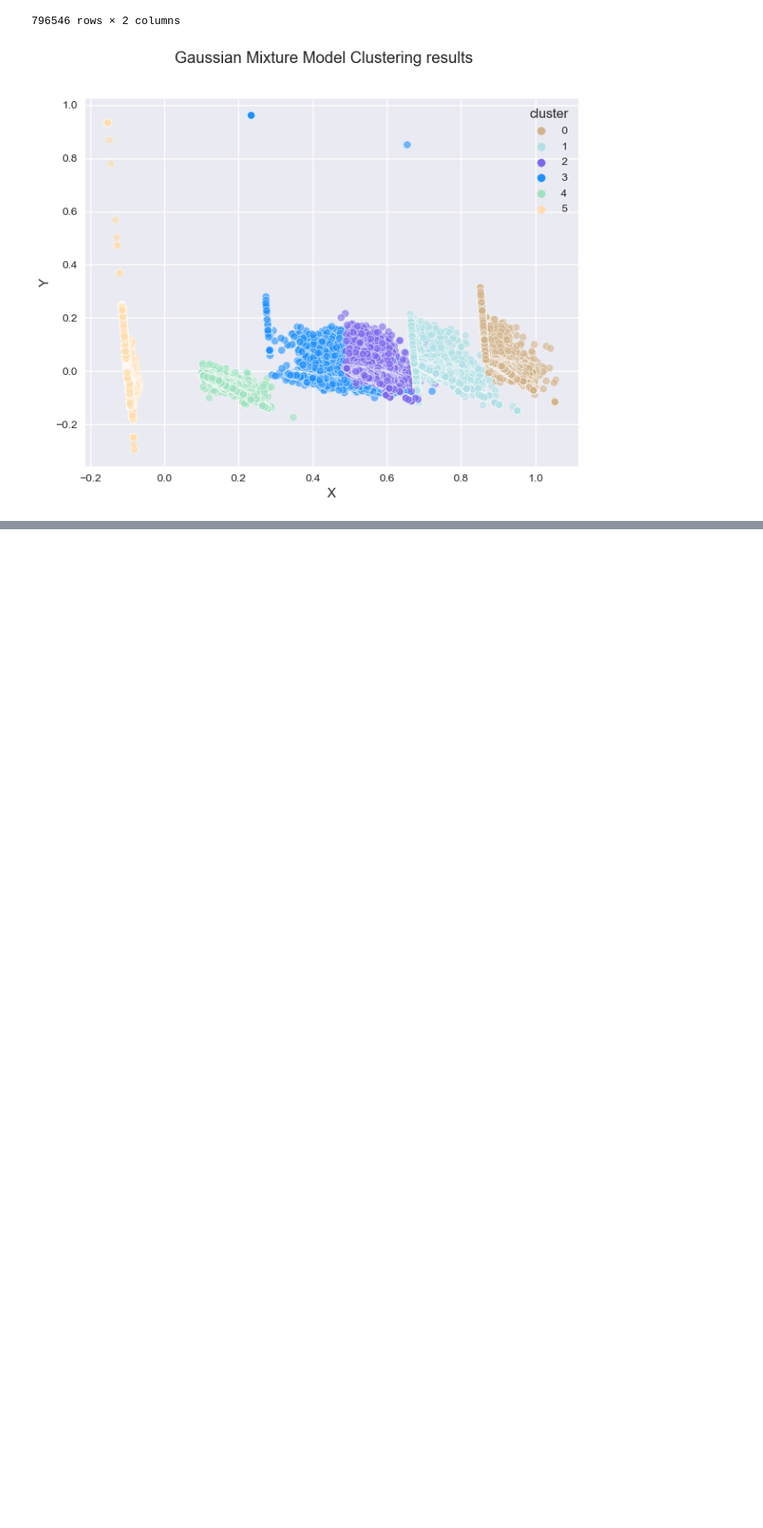
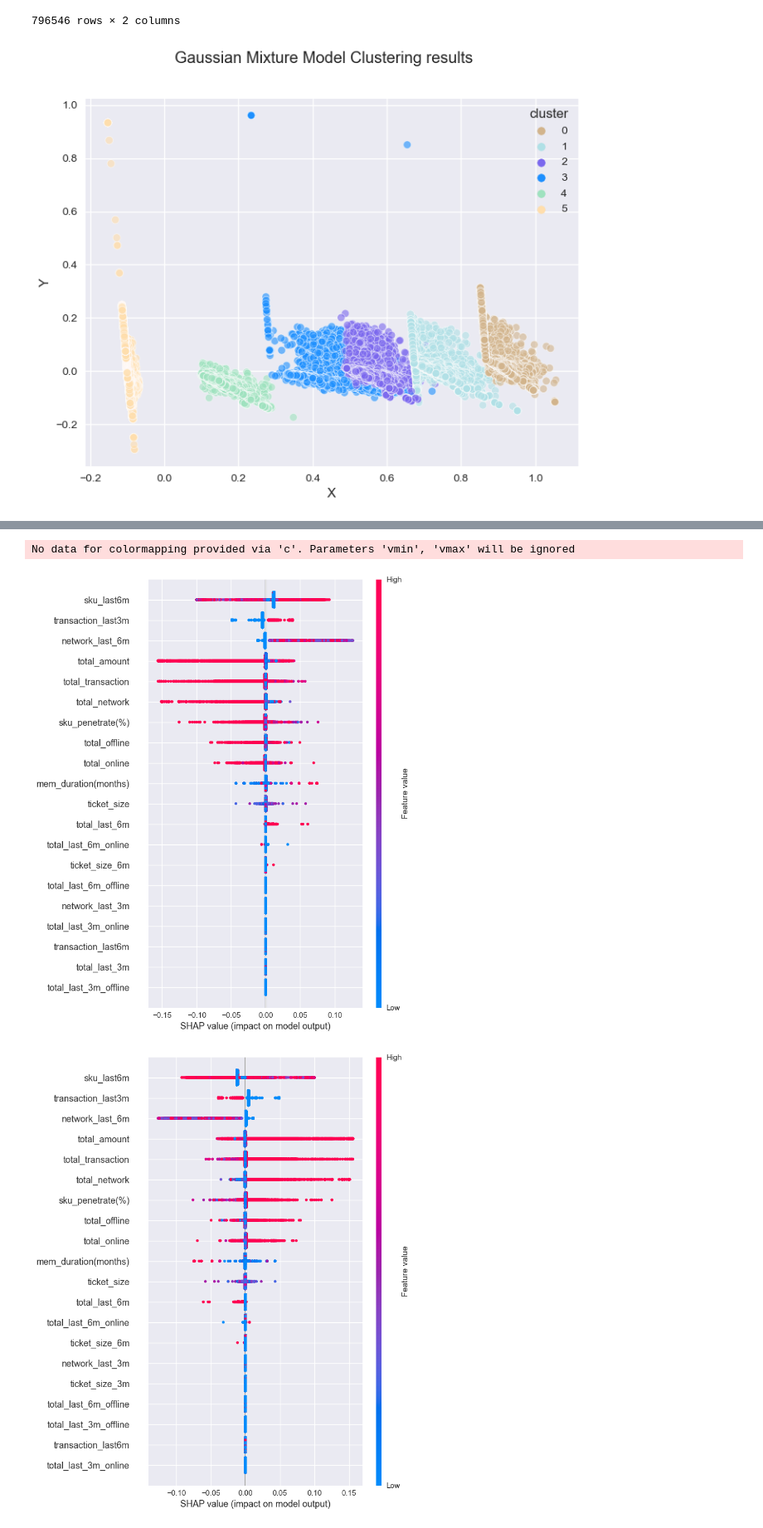
Before and after one commit to HikariJadeEmpire/AdvancedAnalytics-MADT8101, a Jupyter notebook: Week05_CustomerSegmentation/week5-Segmentation.ipynb, the cells around one changed output, grey strips where cells are left out. Shown at 83% size. Drawn from its saved outputs; the diff is of its cells as text; code cells hidden in the pictures; blank space fills up the shorter version.

```diff
--- a/Week05_CustomerSegmentation/week5-Segmentation.ipynb
+++ b/Week05_CustomerSegmentation/week5-Segmentation.ipynb
@@ -574,0 +579,7 @@ plt.show()
+# %%
+for clas in range(0,13):
+    shap.summary_plot(shap_values[clas], X_test)
+# %% [output]
+No data for colormapping provided via 'c'. Parameters 'vmin', 'vmax' will be ignored
+[figure, added]
+[figure, added]
```
Also changed, not shown: parts of 12 cells of this notebook.
